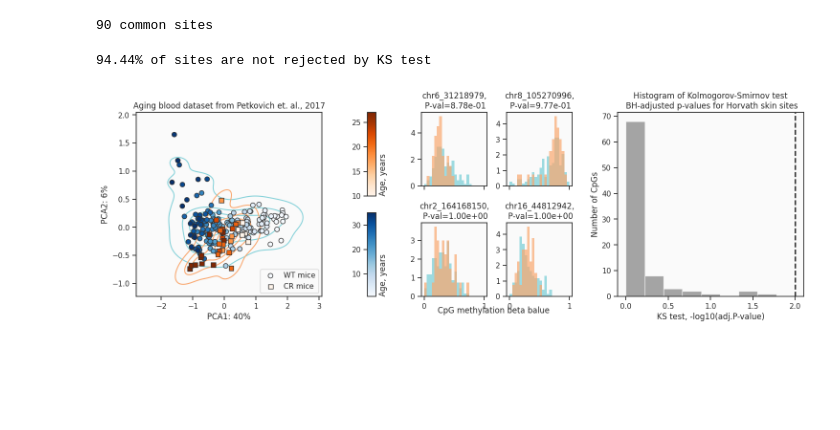
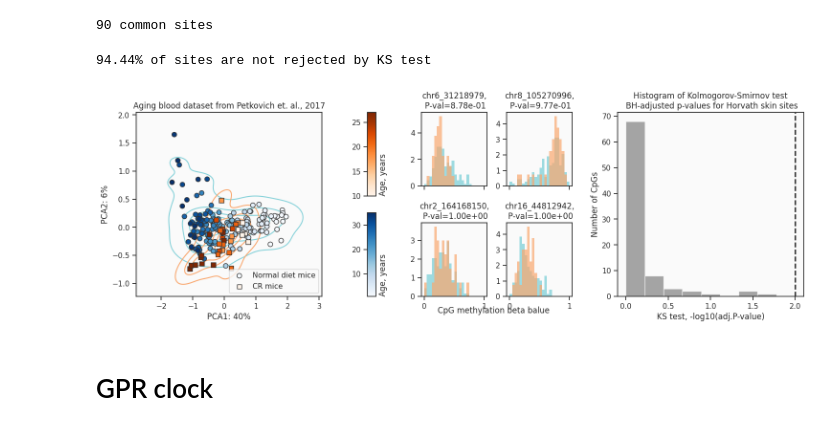
Before and after one commit to ComputationalAgingLab/reprogramming_ood, a Jupyter notebook: re_aging_cr.ipynb, the cells around one changed output. Drawn from its saved outputs; the diff is of its cells as text; code cells hidden in the pictures; blank space fills up the shorter version.

```diff
--- a/re_aging_cr.ipynb
+++ b/re_aging_cr.ipynb
@@ -97,27 +102,29 @@ pvar = np.round(pca.explained_variance_ratio_, 2)
 # %%
 plot_covariate_panel(Xa_clock, Xr_clock, ya, yr,
                         cbar_color_train = 'Blues',
                         cbar_color_test = 'Oranges',
                         color_train = '#86d2da',
                         color_test = '#f9a86f',
                         xa_thr=0.05,
                         xr_thr=0.05,
                         cbar_label_train = 'Age, years',
                         cbar_label_test = 'Age, years',
-                        legend_label_train = 'WT mice',
+                        legend_label_train = 'Normal diet mice',
                         legend_label_test = 'CR mice',
                         ks_hist_title = 'Histogram of Kolmogorov-Smirnov test\n BH-adjusted p-values for Horvath skin sites',
                         pca_title = 'Aging blood dataset from Petkovich et. al., 2017',
                         pca_legend_pos = 'lower right',
                         # pca_xlim = [-1, 1.0],
                         # pca_ylim = [-1, 1.0]
                         custom_bins=np.linspace(0, 2, 10))
 
 plt.savefig('figs/review/re_aging_blood_mice_cr.pdf', format='pdf', bbox_inches='tight')
 plt.show()
 # %% [output]
 94.44% of sites are not rejected by KS test
-[figure, old version]
+[figure, new version]
+# %% [markdown]
+# GPR clock
 # %%
 sites = clock.index.intersection(dfr.columns).intersection(dfa.columns)
 print(f"{len(sites)} common sites")
```
Also changed, not shown: parts of 5 cells of this notebook, 2 other files.
